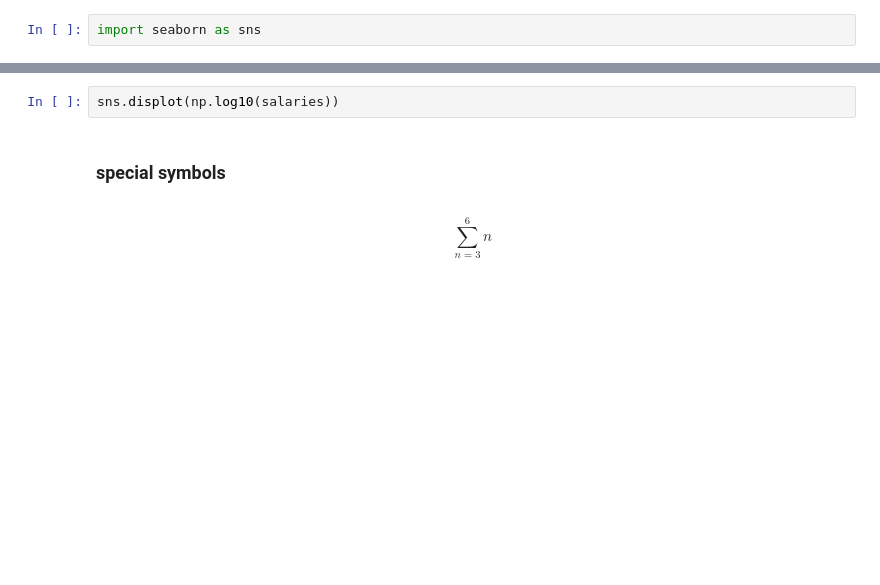
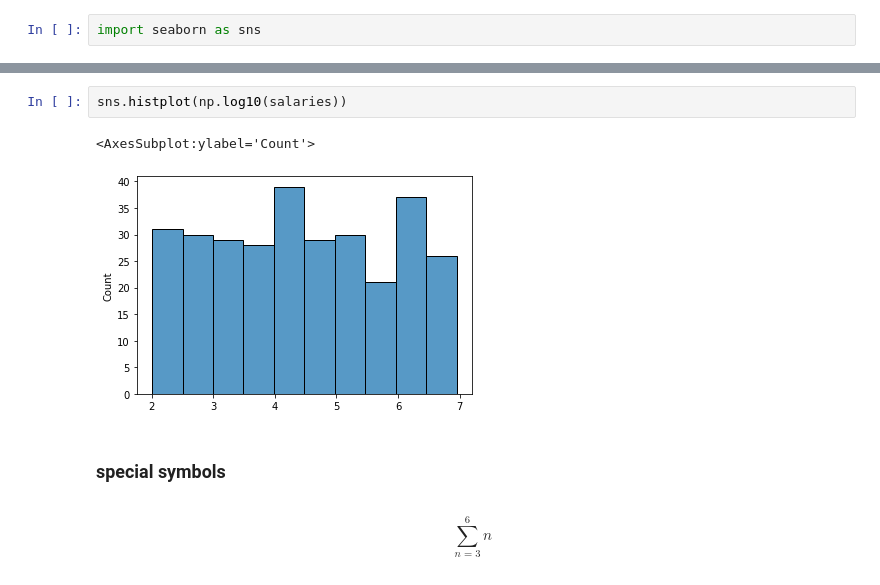
Before and after one commit to Ironhack-Data-Madrid-Agosto-2021/classroom-materials, a Jupyter notebook: week_05/01-math-refresher.ipynb, the cells around one changed output, grey strips where cells are left out. Saved outputs shown, nothing was run; the diff lists cells and outputs as text; blank space fills up the shorter version.

```diff
--- a/week_05/01-math-refresher.ipynb
+++ b/week_05/01-math-refresher.ipynb
@@ -259,5 +360,8 @@ sns.distplot(salaries)
 # %%
-sns.displot(np.log10(salaries))
+sns.histplot(np.log10(salaries))
+# %% [output]
+<AxesSubplot:ylabel='Count'>
+[figure, added]
 # %% [markdown]
 ### special symbols
 # %% [markdown]
```
Also changed, not shown: parts of 52 cells of this notebook.
